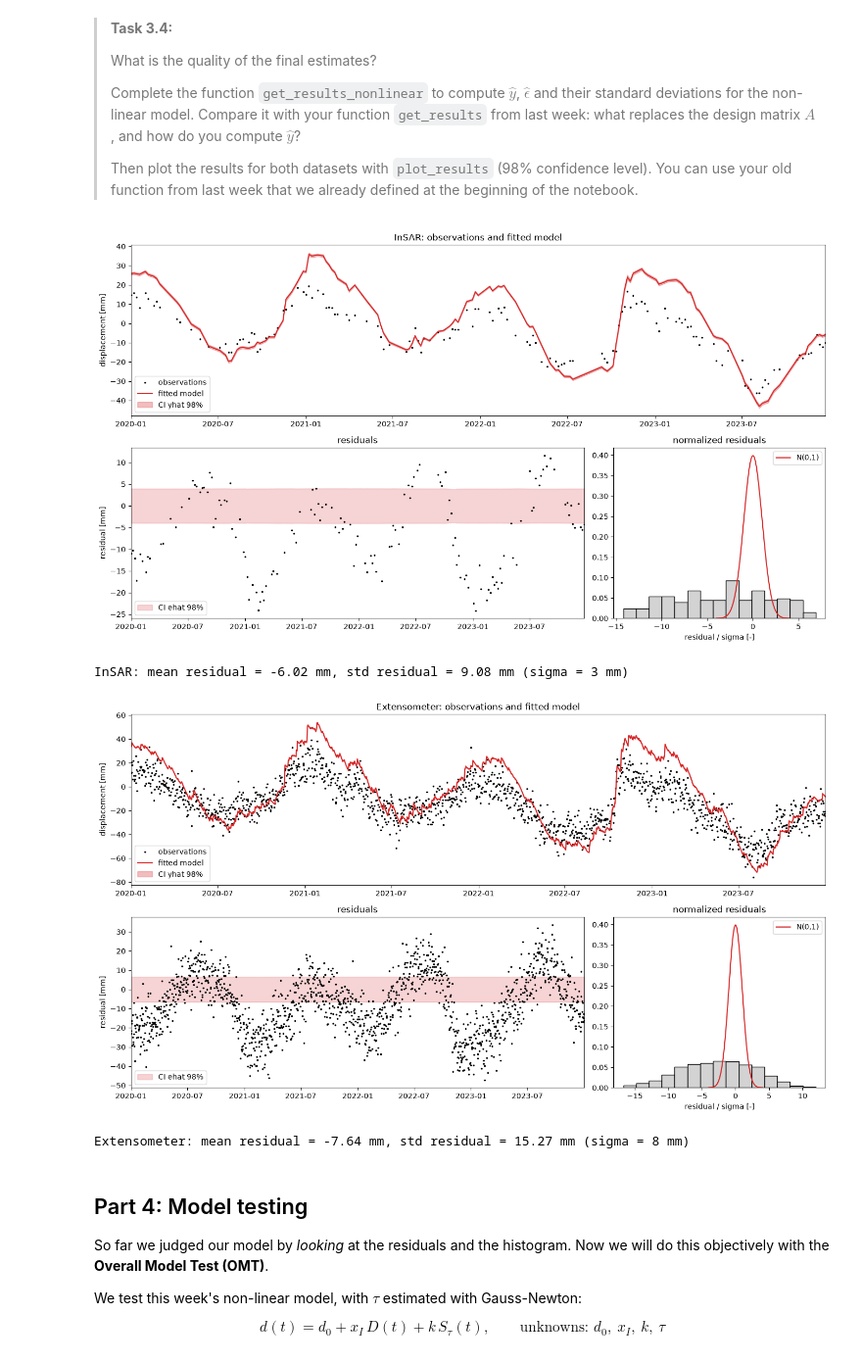
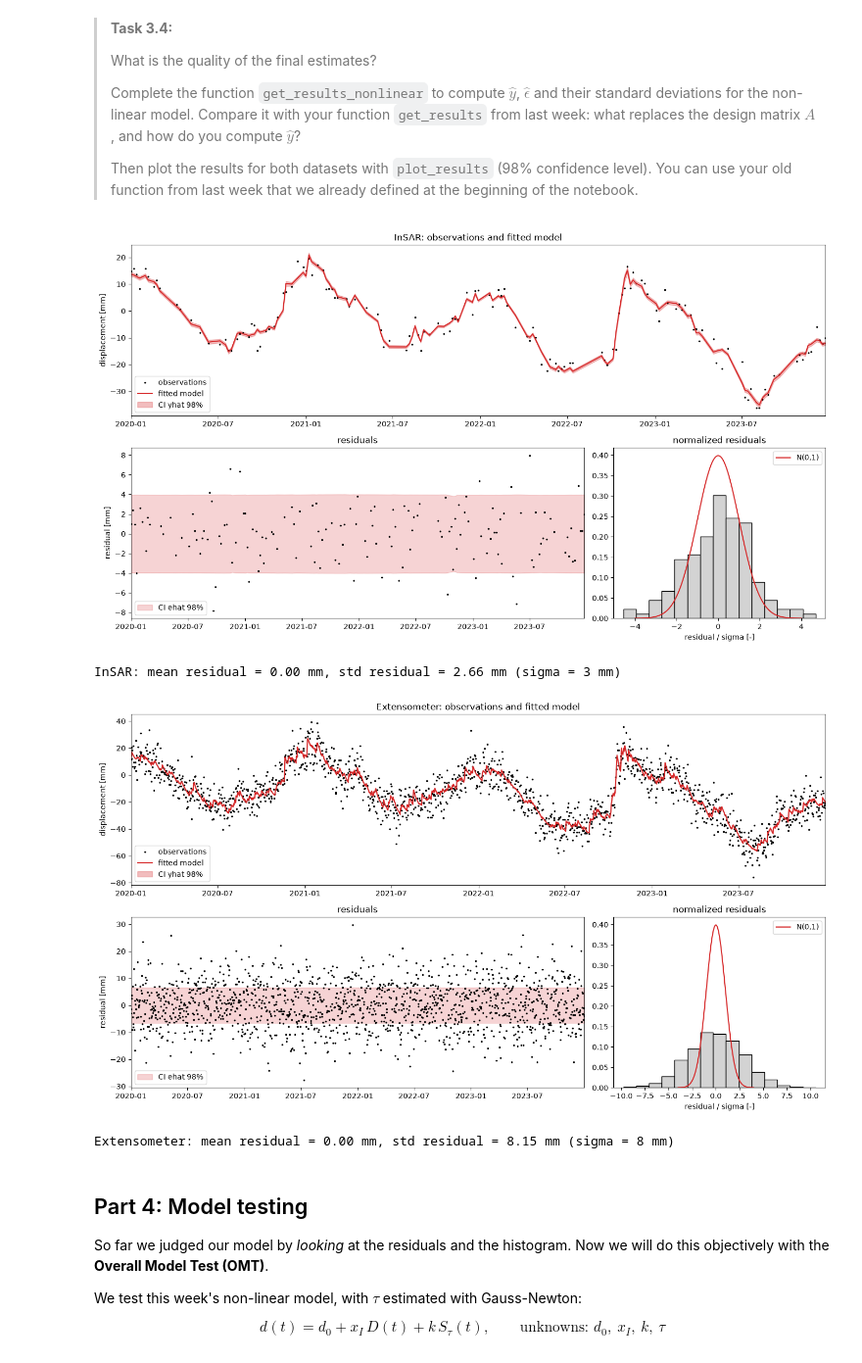
Before and after one commit to mangl308/GA1.8-, a Jupyter notebook: fit_me_baby_one_more_time.ipynb, the cells around one changed output. Shown at 98% size. Saved outputs shown, nothing was run; the diff lists cells and outputs as text; code cells hidden in the pictures.

```diff
--- a/fit_me_baby_one_more_time.ipynb
+++ b/fit_me_baby_one_more_time.ipynb
@@ -441,27 +437,27 @@ Extensometer: converged after 7 iterations: d0 = -0.8515 ± 0.2256 mm, x_I = -0.
 # %%
 def get_results_nonlinear(y, day, Sigma_Y, xhat, Sigma_X):
     '''Adjusted observations, residuals and their standard deviations (non-linear model).'''
     J = jacobian(xhat, day)
-    yhat = J @ xhat
+    yhat = forward_model(xhat, day)
     ehat = y - yhat
     Sigma_Yhat = J @ Sigma_X @ J.T
     Sigma_ehat = Sigma_Y - Sigma_Yhat
     std_yhat = np.sqrt(np.diag(Sigma_Yhat))
     std_ehat = np.sqrt(np.diag(Sigma_ehat))
     return yhat, ehat, std_yhat, std_ehat
 
 yhat_insar, ehat_insar, std_yhat_insar, std_ehat_insar = get_results_nonlinear(y_insar, day_insar, Sigma_Y_insar, xhat_insar, Sigma_Xhat_insar)
 yhat_ext, ehat_ext, std_yhat_ext, std_ehat_ext = get_results_nonlinear(y_ext, day_ext, Sigma_Y_ext, xhat_ext, Sigma_Xhat_ext)
 
 plot_results('InSAR', dates_insar, y_insar, yhat_insar, ehat_insar,
              std_yhat_insar, std_ehat_insar, sigma_insar, alpha=0.02)
 plot_results('Extensometer', dates_ext, y_ext, yhat_ext, ehat_ext,
              std_yhat_ext, std_ehat_ext, sigma_ext, alpha=0.02)
 # %% [output]
-[figure, old version]
+[figure, new version]
-InSAR: mean residual = -6.02 mm, std residual = 9.08 mm (sigma = 3 mm)
+InSAR: mean residual = 0.00 mm, std residual = 2.66 mm (sigma = 3 mm)
-[figure, old version]
+[figure, new version]
-Extensometer: mean residual = -7.64 mm, std residual = 15.27 mm (sigma = 8 mm)
+Extensometer: mean residual = 0.00 mm, std residual = 8.15 mm (sigma = 8 mm)
 # %% [markdown]
 ## Part 4: Model testing
 
```
Also changed, not shown: parts of 2 cells of this notebook.
